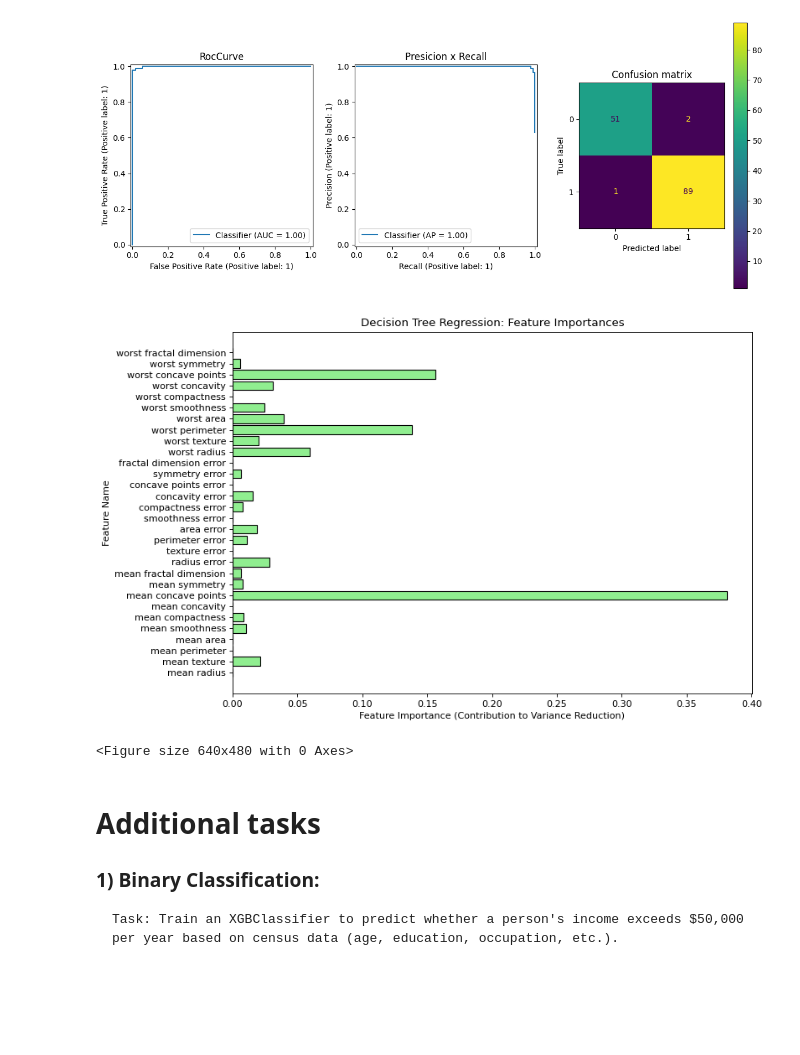
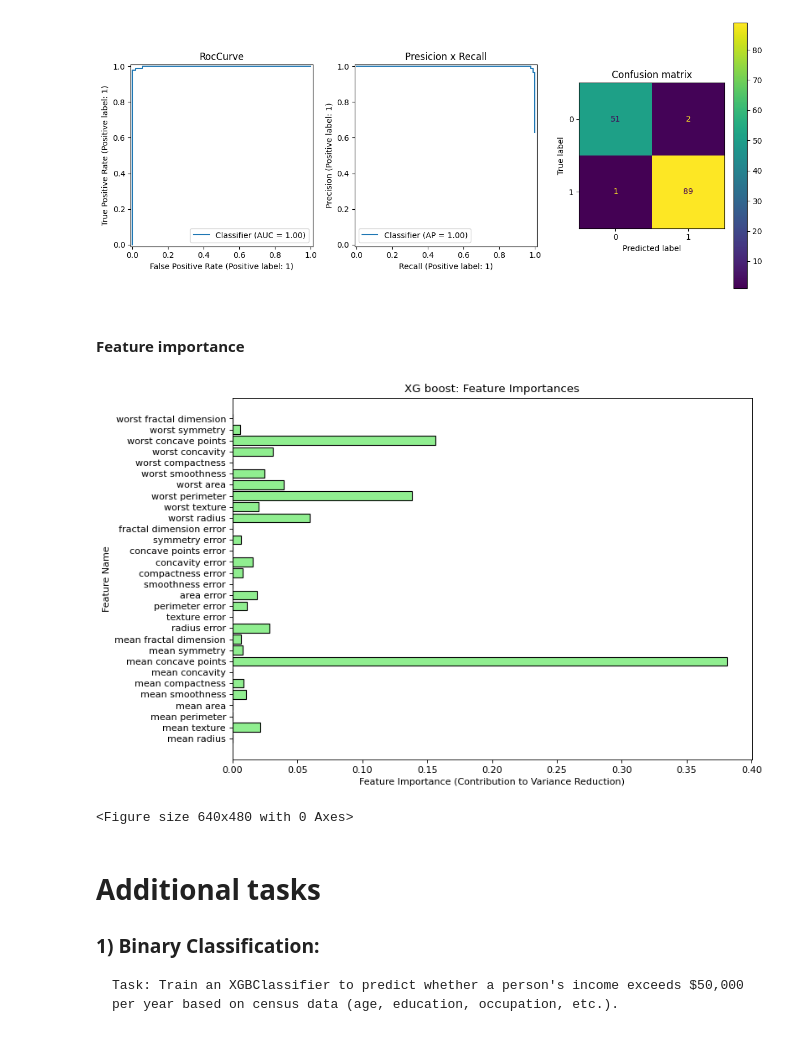
Before and after one commit to deructu/Amazinum-Data-Camp-Homeworks-by-Dmytro-Lutsyk, a Jupyter notebook: lesson_5_decision_tree/lesson_5_dt_hometask.ipynb, the cells around one changed output. Drawn from its saved outputs; the diff is of its cells as text; code cells hidden in the pictures; blank space fills up the shorter version.

```diff
--- a/lesson_5_decision_tree/lesson_5_dt_hometask.ipynb
+++ b/lesson_5_decision_tree/lesson_5_dt_hometask.ipynb
@@ -1177,7 +1179,8 @@ random_forest_g = GridSearchCV(
     },
     scoring='roc_auc',
     cv=cv,
-    refit=True
+    refit=True,
+    n_jobs=-1
 )
 random_forest_g.fit(X_train, y_train)
 
@@ -1225,7 +1228,7 @@ clf = Pipeline(
             criterion='gini',
             n_estimators=10,
             max_depth=3,
-            max_leaf_nodes=5
+            max_leaf_nodes=5,
         ))
     ]
 )
@@ -1272,7 +1282,8 @@ gradient_boosting_DT = GridSearchCV(
     },
     scoring='roc_auc',
     cv=cv,
-    refit=True
+    refit=True,
+    n_jobs=-1
 )
 gradient_boosting_DT.fit(X_train, y_train)
 
@@ -1367,7 +1385,8 @@ XG_boost = GridSearchCV(
     },
     scoring='roc_auc',
     cv=cv,
-    refit=True
+    refit=True,
+    n_jobs=-1
 )
 XG_boost.fit(X_train, y_train)
 
@@ -1437,10 +1456,12 @@ test accuracy= 97.902%
 ploting_metrics(y_test, pred_XG_boost, pred_proba_XG_boost)
 # %% [output]
 [figure]
+# %% [markdown]
+#### Feature importance
 # %%
-plot_feature_importances(clf['model'], features)
+plot_feature_importances(clf['model'], features, model_name='XG boost')
 # %% [output]
-[figure, old version]
+[figure, new version]
 <Figure size 640x480 with 0 Axes>
 # %% [markdown]
 # Additional tasks
```
Also changed, not shown: parts of 47 cells of this notebook, 1 other file.
